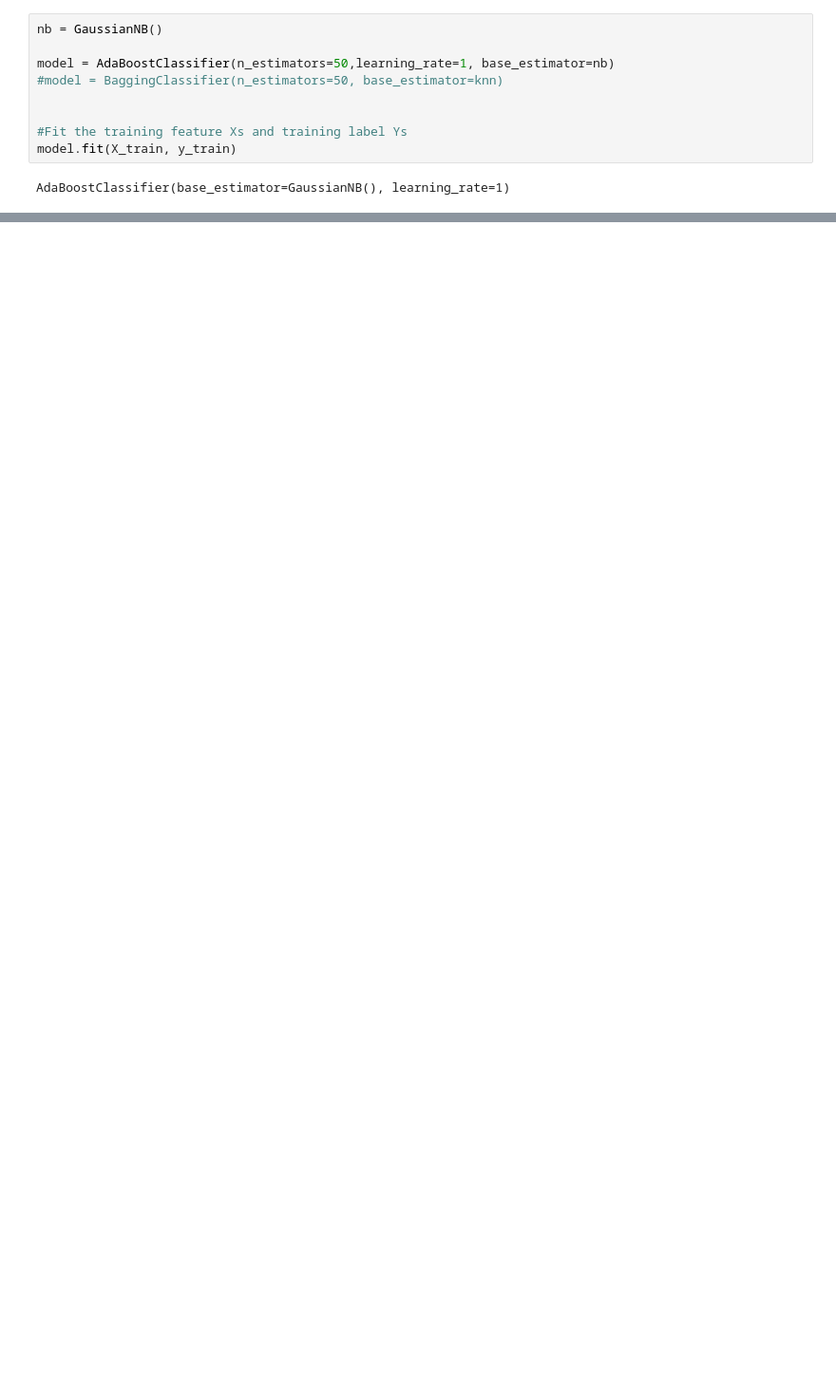
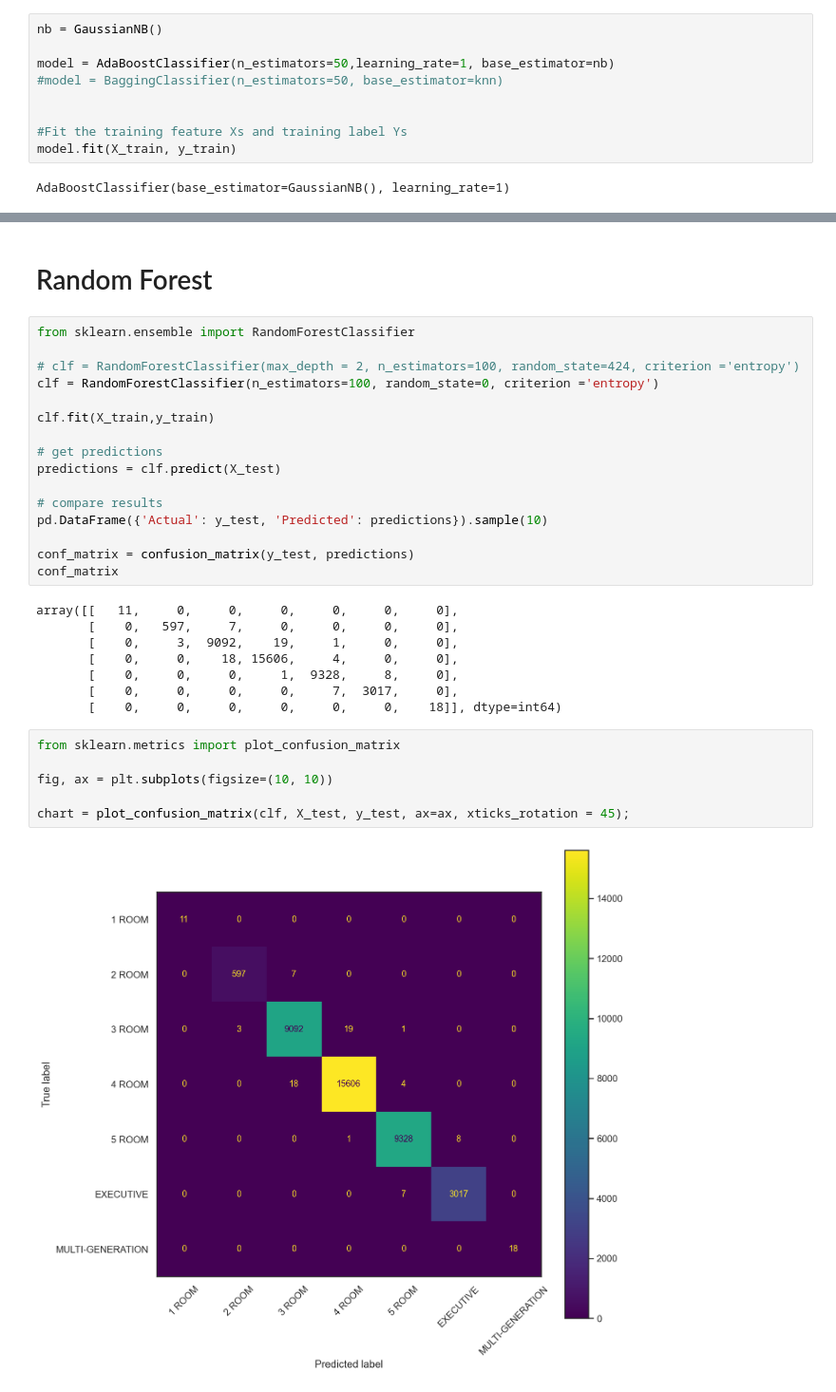
Before and after one commit to yongliu2018/IS424_G10, a Jupyter notebook: IS424_Project/Flats_Added_New_Stuff/Decision_Tree_Classification_dataset_2017_onwards.ipynb, the cells around one changed output, grey strips where cells are left out. Shown at 95% size. Drawn from its saved outputs; the diff is of its cells as text; blank space fills up the shorter version.

```diff
--- a/IS424_Project/Flats_Added_New_Stuff/Decision_Tree_Classification_dataset_2017_onwards.ipynb
+++ b/IS424_Project/Flats_Added_New_Stuff/Decision_Tree_Classification_dataset_2017_onwards.ipynb
@@ -576,0 +577,34 @@ f3:  0.7981375336134957
+# %% [markdown]
+# Random Forest
+# %%
+from sklearn.ensemble import RandomForestClassifier
+
+# clf = RandomForestClassifier(max_depth = 2, n_estimators=100, random_state=424, criterion ='entropy')
+clf = RandomForestClassifier(n_estimators=100, random_state=0, criterion ='entropy')
+
+clf.fit(X_train,y_train)
+
+# get predictions
+predictions = clf.predict(X_test)
+
+# compare results
+pd.DataFrame({'Actual': y_test, 'Predicted': predictions}).sample(10)
+
+conf_matrix = confusion_matrix(y_test, predictions)
+conf_matrix
+# %% [output]
+array([[   11,     0,     0,     0,     0,     0,     0],
+       [    0,   597,     7,     0,     0,     0,     0],
+       [    0,     3,  9092,    19,     1,     0,     0],
+       [    0,     0,    18, 15606,     4,     0,     0],
+       [    0,     0,     0,     1,  9328,     8,     0],
+       [    0,     0,     0,     0,     7,  3017,     0],
+       [    0,     0,     0,     0,     0,     0,    18]], dtype=int64)
+# %%
+from sklearn.metrics import plot_confusion_matrix
+
+fig, ax = plt.subplots(figsize=(10, 10))
+
+chart = plot_confusion_matrix(clf, X_test, y_test, ax=ax, xticks_rotation = 45);
+# %% [output]
+[figure, added]
```
Also changed, not shown: parts of 12 cells of this notebook, 9 other files.
